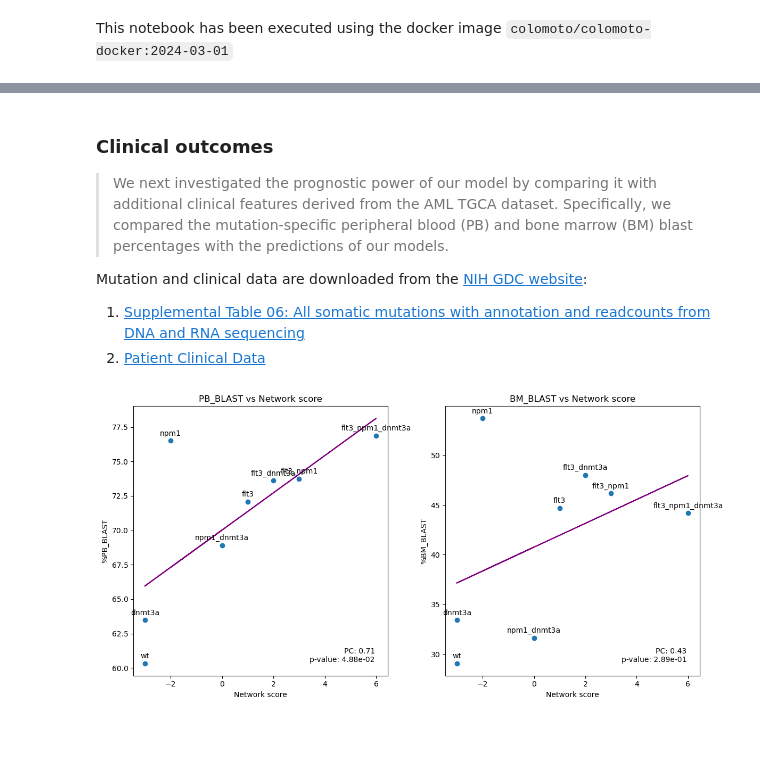
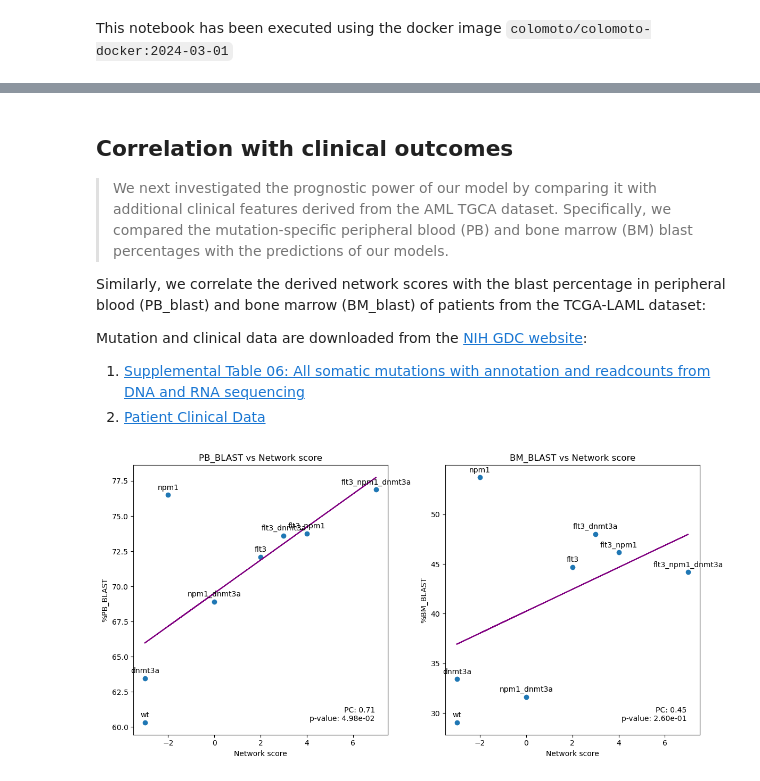
Before and after one commit to IlyaLab/LogicModelMerger, a Jupyter notebook: Evaluating the merged model/Correlation with clinical outcome_TCGA.ipynb, the cells around one changed output, grey strips where cells are left out. Saved outputs shown, nothing was run; the diff lists cells and outputs as text; code cells hidden in the pictures; blank space fills up the shorter version.

```diff
--- a/Evaluating the merged model/Correlation with clinical outcome_TCGA.ipynb
+++ b/Evaluating the merged model/Correlation with clinical outcome_TCGA.ipynb
@@ -53,6 +61,41 @@ attr_or = boolnet.getAttractors(merged_or)
+# %%
+# Simulate the models for each mutation profile and return the phenotype scores
+def simulation(model):
+
+    # set the fix value for the simulations
+    wt = biolqm.perturbation(model, "FLT3%0 DNMT3A%1 NPM1%1")
+    flt3 = biolqm.perturbation(model, "FLT3%1 DNMT3A%1 NPM1%1")
+    npm1 = biolqm.perturbation(model, "FLT3%0 DNMT3A%1 NPM1%0")
+    dnmt3a = biolqm.perturbation(model, "FLT3%0 DNMT3A%0 NPM1%1")
+    npm1_dnmt3a = biolqm.perturbation(model,"FLT3%0 DNMT3A%0 NPM1%0")
+    flt3_dnmt3a = biolqm.perturbation(model, "FLT3%1 DNMT3A%0 NPM1%1")
+    flt3_npm1 = biolqm.perturbation(model, "FLT3%1 DNMT3A%1 NPM1%0")
+    flt3_npm1_dnmt3a = biolqm.perturbation(model, "FLT3%1 DNMT3A%0 NPM1%0")
+
+    # get the stable states
+    networks = [wt,flt3,npm1,dnmt3a,npm1_dnmt3a,flt3_dnmt3a,flt3_npm1,flt3_npm1_dnmt3a]
+    results = pd.DataFrame()
+    for network in networks:
+        fps = biolqm.fixpoints(network)
+        # take average if multiple stable states exist
+        results = pd.concat([results, pd.DataFrame(fps).mean().to_frame().T],ignore_index=True)
+    results.index = ["wt","flt3","npm1","dnmt3a","npm1_dnmt3a","flt3_dnmt3a","flt3_npm1","flt3_npm1_dnmt3a"]
+
+    # calculate the phenotype scores
+    results['APOPTOSIS'] = results['TP53'] - results['BCL2']
+    results['DIFFERENTIATION'] = results['CEBPA'] + results['ETV6'] - results['MEIS1']
+    results['PROLIFERATION'] = results['MYC'] + results['CCND1'] + results['SOX4'] + results['MEIS1'] + results['STAT5A']
+
+    # calculate the network scores
+    results['NETWORK'] = results['PROLIFERATION'] - results['APOPTOSIS'] - results['DIFFERENTIATION']
+    simulation_results = results.T.sort_index()
+    return simulation_results
 # %% [markdown]
-### Clinical outcomes
+
+## Correlation with clinical outcomes
 >We next investigated the prognostic power of our model by comparing it with additional clinical features derived from the AML TGCA dataset. Specifically, we compared the mutation-specific peripheral blood (PB) and bone marrow (BM) blast percentages with the predictions of our models.
+
+Similarly, we correlate the derived network scores with the blast percentage in peripheral blood (PB_blast) and bone marrow (BM_blast) of patients from the TCGA-LAML dataset:
 
 Mutation and clinical data are downloaded from the [NIH GDC website](https://gdc.cancer.gov/about-data/publications/laml_2012):
 1. [Supplemental Table 06: All somatic mutations with annotation and readcounts from DNA and RNA sequencing](SupplementalTable06.tsv)
@@ -185,7 +219,7 @@ def clinical_plot_pb(simulation_results, clinical_file):
 # %%
 # Palma 2021's results
-simulation_results_palma = simulation('Palma2021_nophe.sbml')
-clinical_pc_palma = clinical_pc(simulation_results_palma, 'clinical.csv')
-clinical_plot(simulation_results_palma, 'clinical.csv')
+simulation_results_palma = simulation(Palma)
+clinical_pc_palma = clinical_pc(simulation_results_palma, clinical_aggr)
+clinical_plot(simulation_results_palma, clinical_aggr)
 # %% [output]
-[figure, old version]
+[figure, new version]
```
Also changed, not shown: parts of 21 cells of this notebook, 14 other files.
